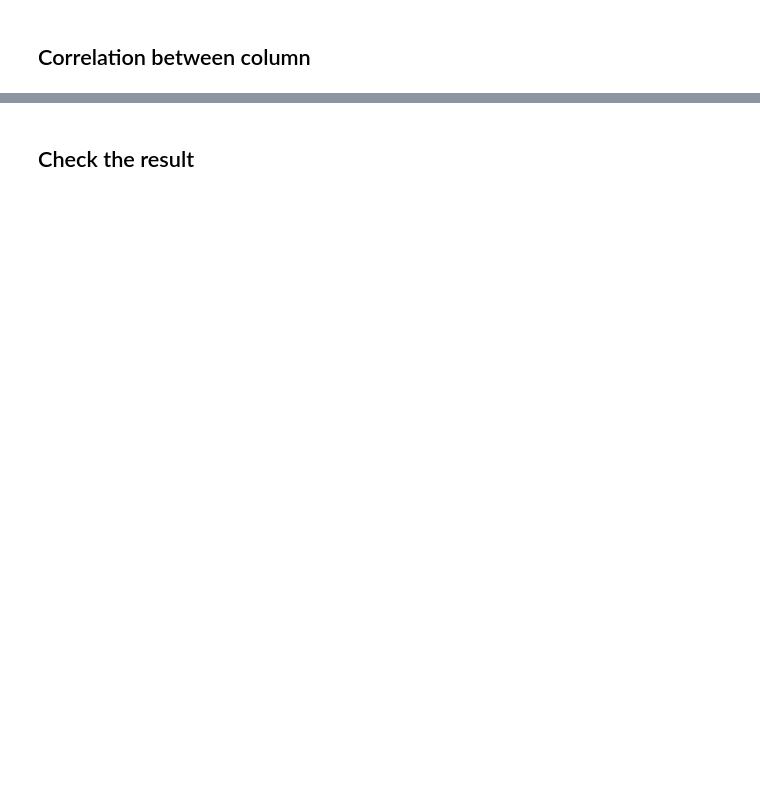
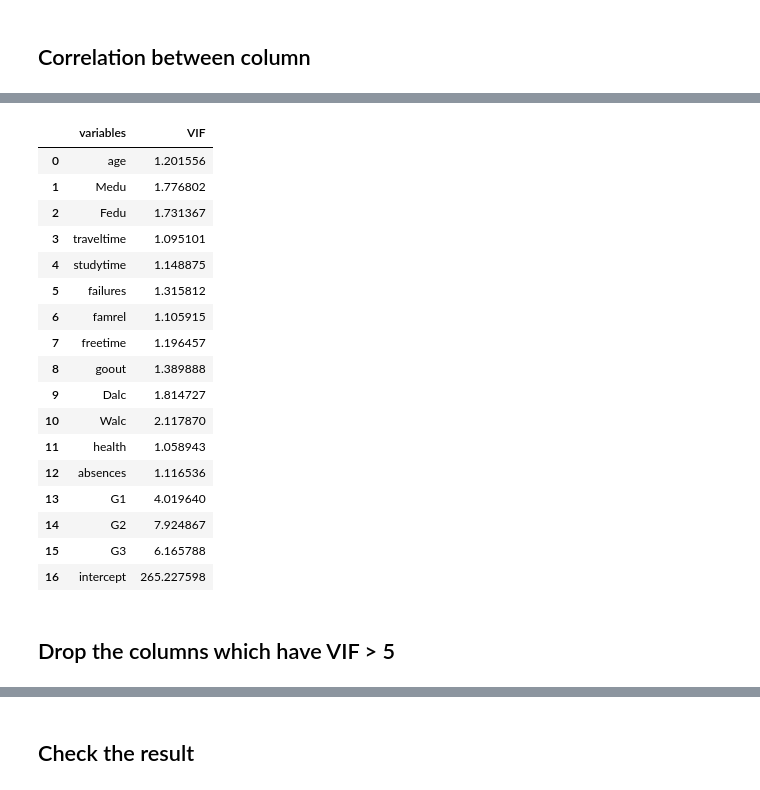
Before and after one commit to waannuullll/student-grade-prediction, a Jupyter notebook: notebook.ipynb, the cells around one changed output, grey strips where cells are left out. Saved outputs shown, nothing was run; the diff lists cells and outputs as text; code cells hidden in the pictures; blank space fills up the shorter version.

Commit message:
Taking into account the multicollinearity effect

```diff
--- a/notebook.ipynb
+++ b/notebook.ipynb
@@ -203,0 +211,17 @@ df2.head()
+# %%
+# choose column for each x dan y
+y = df2['Passed']
+x = (df2._get_numeric_data()).drop(['Gavg','Passed'], axis=1)
+
+# split the data into test and train
+x_train, x_test, y_train, y_test= train_test_split(x, y, test_size=0.2, random_state=29)
+
+# load the algorithm
+model = LogisticRegression(max_iter=1000)
+
+# train the data
+model.fit(x_train, y_train)
+
+# predict the y using trained model
+y_train_pred = model.predict(x_train)
+y_test_pred = model.predict(x_test)
@@ -229,4 +284,0 @@ corr.style.background_gradient(cmap='coolwarm').set_precision(2)
-# %%
-column_highest = ['Medu','Fedu','Dalc','Walc']
-y = df2['Passed']
-x = df2[column_highest]
@@ -232,0 +289,35 @@ x = df2[column_highest]
+# %%
+# indicate which variables to compute VIF
+new_x = x
+
+# add intercept
+new_x['intercept'] = 1
+
+# compute VIF
+vif = pd.DataFrame()
+vif["variables"] = new_x.columns
+vif["VIF"] = [variance_inflation_factor(new_x.values, i) for i in range(new_x.shape[1])]
+
+# output
+vif
+# %% [output]
+|  | variables | VIF |
+| 0 | age | 1.201556 |
+| 1 | Medu | 1.776802 |
+| 2 | Fedu | 1.731367 |
+| 3 | traveltime | 1.095101 |
+| 4 | studytime | 1.148875 |
+| 5 | failures | 1.315812 |
+| 6 | famrel | 1.105915 |
+| 7 | freetime | 1.196457 |
+| 8 | goout | 1.389888 |
+| 9 | Dalc | 1.814727 |
+| 10 | Walc | 2.117870 |
+| 11 | health | 1.058943 |
+| 12 | absences | 1.116536 |
+| 13 | G1 | 4.019640 |
+| 14 | G2 | 7.924867 |
+| 15 | G3 | 6.165788 |
+| 16 | intercept | 265.227598 |
+# %% [markdown]
+## Drop the columns which have VIF > 5
```
Also changed, not shown: parts of 27 cells of this notebook.
